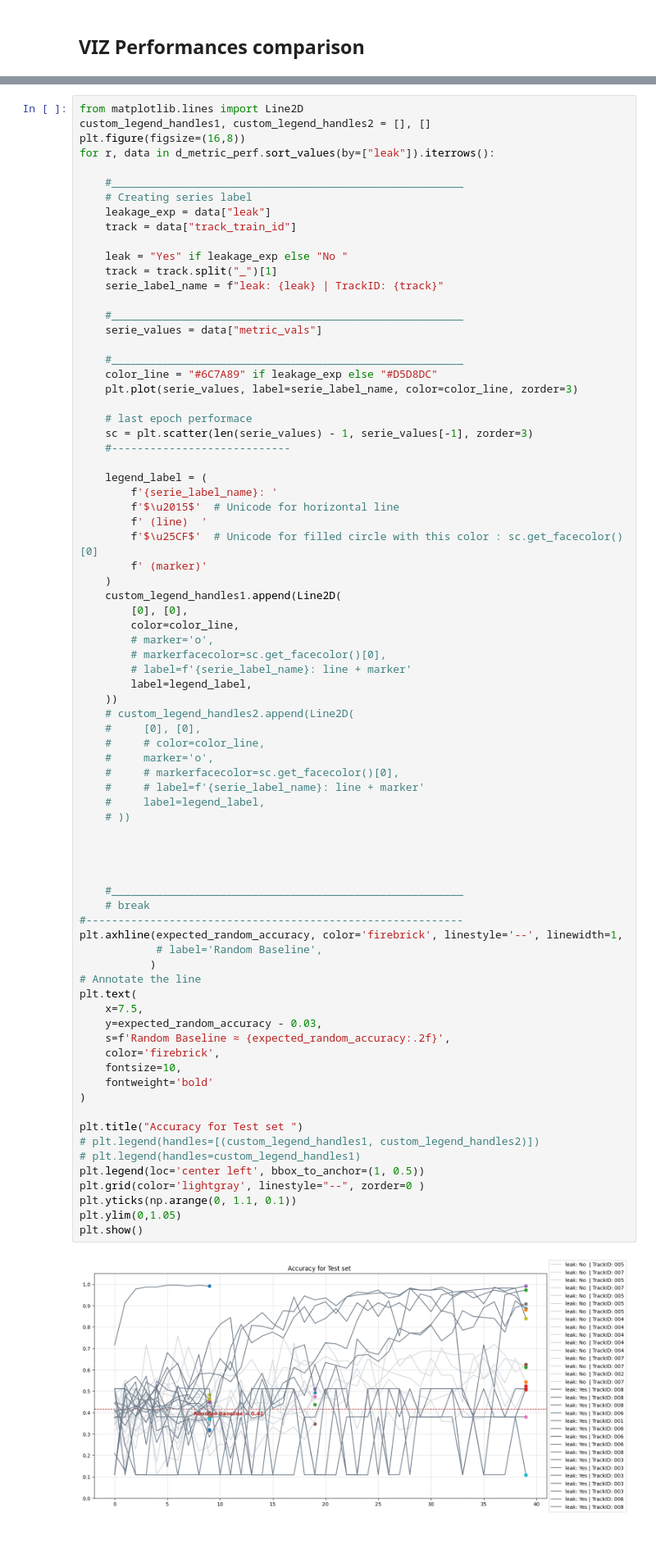
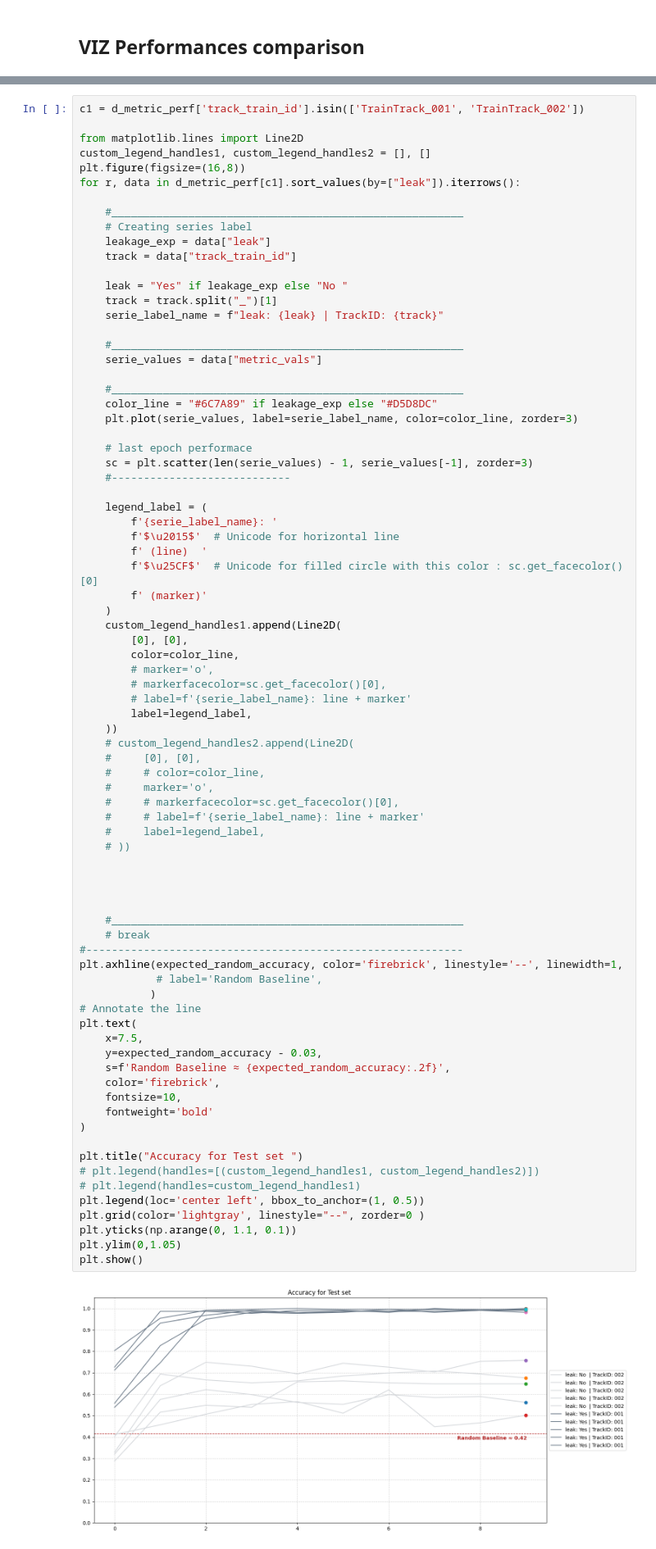
Before and after one commit to fredy-rojas/LungCancer, a Jupyter notebook: notebook/tsk01/exp01/FR_t01e01nb04_VIZ_Kfold_results_analysis_v1.ipynb, the cells around one changed output, grey strips where cells are left out. Shown at 82% size. Saved outputs shown, nothing was run; the diff lists cells and outputs as text.

```diff
--- a/notebook/tsk01/exp01/FR_t01e01nb04_VIZ_Kfold_results_analysis_v1.ipynb
+++ b/notebook/tsk01/exp01/FR_t01e01nb04_VIZ_Kfold_results_analysis_v1.ipynb
@@ -407,8 +409,10 @@ d_metric_perf
 # %%
+c1 = d_metric_perf['track_train_id'].isin(['TrainTrack_001', 'TrainTrack_002'])
+
 from matplotlib.lines import Line2D
 custom_legend_handles1, custom_legend_handles2 = [], []
 plt.figure(figsize=(16,8))
-for r, data in d_metric_perf.sort_values(by=["leak"]).iterrows():
+for r, data in d_metric_perf[c1].sort_values(by=["leak"]).iterrows():
 
     #_______________________________________________________
     # Creating series label
@@ -455,31 +459,31 @@ for r, data in d_metric_perf.sort_values(by=["leak"]).iterrows():
     # ))
 
 
 
 
     #_______________________________________________________
     # break
 #-----------------------------------------------------------
 plt.axhline(expected_random_accuracy, color='firebrick', linestyle='--', linewidth=1,
             # label='Random Baseline',
            )
 # Annotate the line
 plt.text(
     x=7.5,
     y=expected_random_accuracy - 0.03,
     s=f'Random Baseline ≈ {expected_random_accuracy:.2f}',
     color='firebrick',
     fontsize=10,
     fontweight='bold'
 )
 
 plt.title("Accuracy for Test set ")
 # plt.legend(handles=[(custom_legend_handles1, custom_legend_handles2)])
 # plt.legend(handles=custom_legend_handles1)
 plt.legend(loc='center left', bbox_to_anchor=(1, 0.5))
 plt.grid(color='lightgray', linestyle="--", zorder=0 )
 plt.yticks(np.arange(0, 1.1, 0.1))
 plt.ylim(0,1.05)
 plt.show()
 # %% [output]
-[figure, old version]
+[figure, new version]
```
Also changed, not shown: parts of 26 cells of this notebook.
